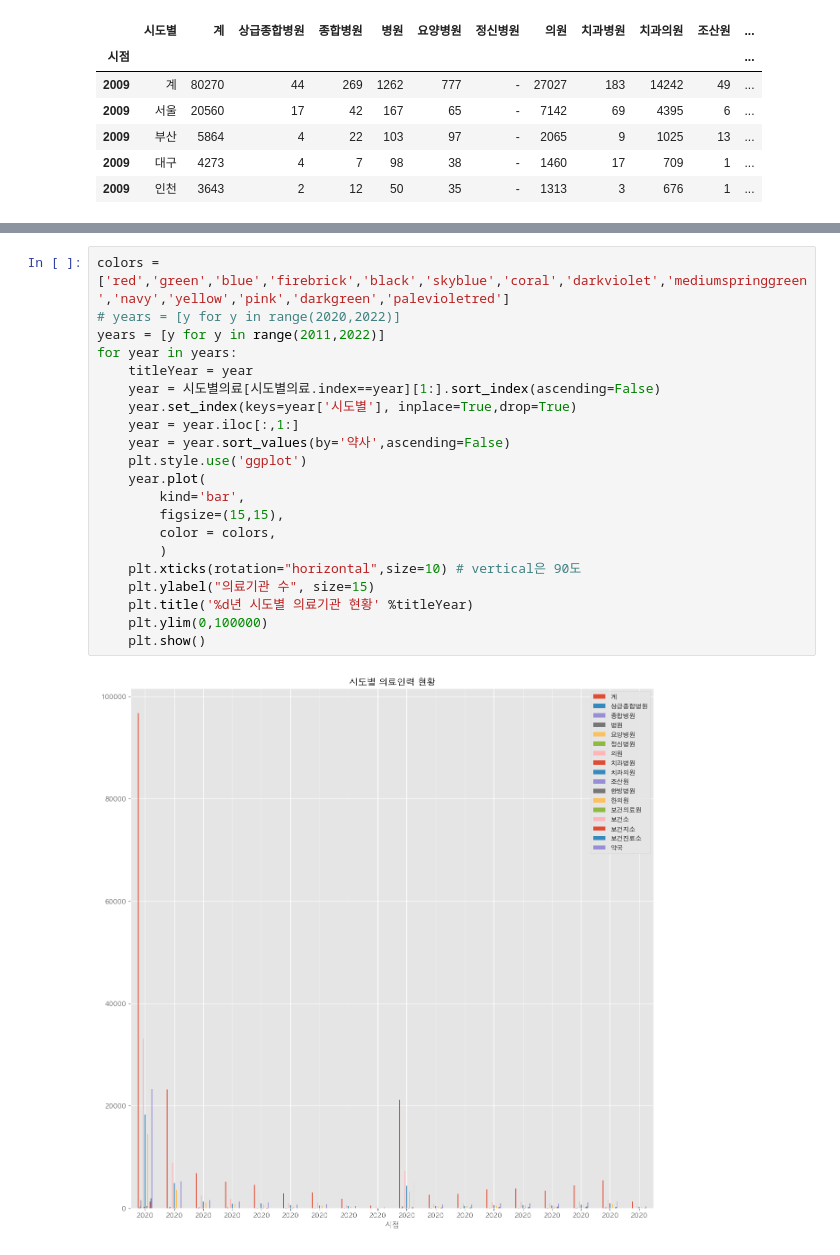
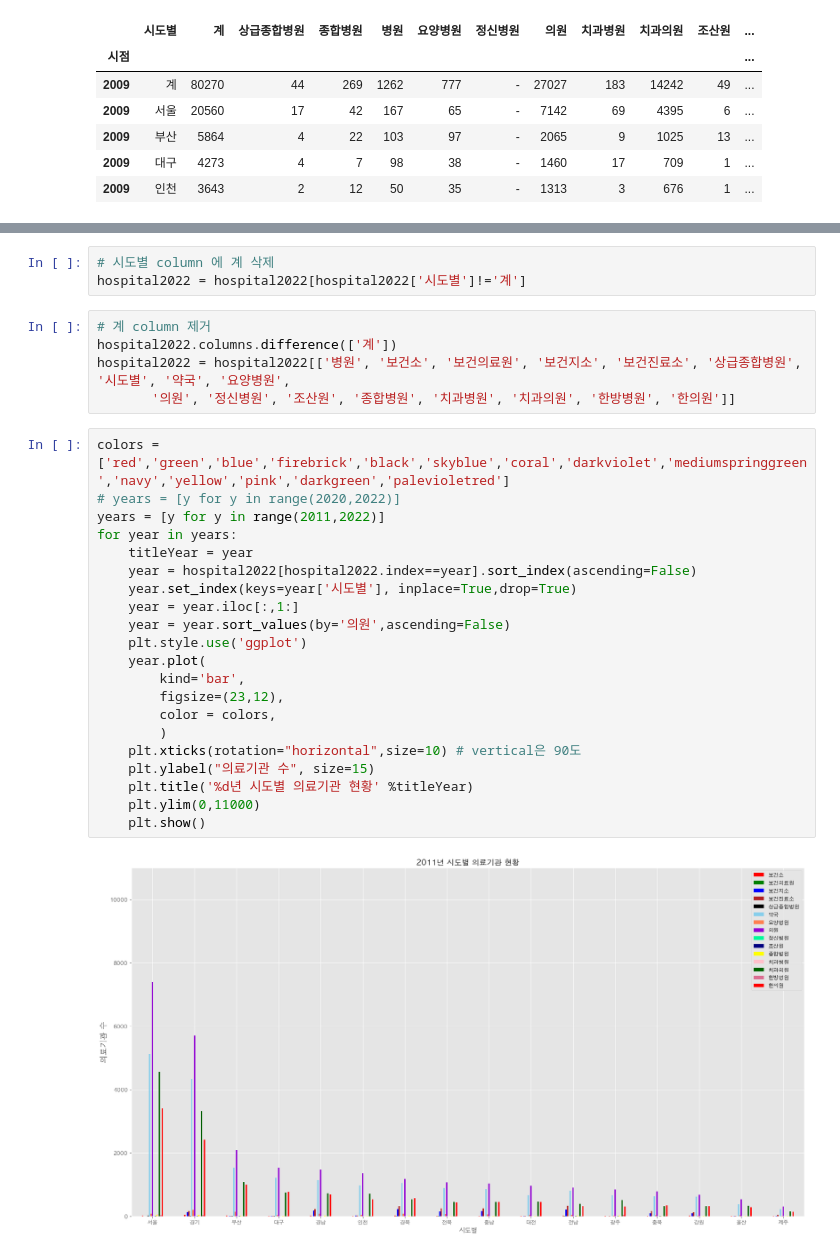
Before and after one commit to vxornjs11/Pytone_Flutter, a Jupyter notebook: Note/public health/시도별 종별 의료기관 현황.ipynb, the cells around one changed output, grey strips where cells are left out. Drawn from its saved outputs; the diff is of its cells as text.

```diff
--- a/Note/public health/시도별 종별 의료기관 현황.ipynb
+++ b/Note/public health/시도별 종별 의료기관 현황.ipynb
@@ -175,23 +157,31 @@ hospital2022[hospital2022.index == 2009]
+# %%
+# 시도별 column 에 계 삭제
+hospital2022 = hospital2022[hospital2022['시도별']!='계']
+# %%
+# 계 column 제거
+hospital2022.columns.difference(['계'])
+hospital2022 = hospital2022[['병원', '보건소', '보건의료원', '보건지소', '보건진료소', '상급종합병원', '시도별', '약국', '요양병원',
+       '의원', '정신병원', '조산원', '종합병원', '치과병원', '치과의원', '한방병원', '한의원']]
 # %%
 colors = ['red','green','blue','firebrick','black','skyblue','coral','darkviolet','mediumspringgreen','navy','yellow','pink','darkgreen','palevioletred']
 # years = [y for y in range(2020,2022)]
 years = [y for y in range(2011,2022)]
 for year in years:
     titleYear = year
-    year = 시도별의료[시도별의료.index==year][1:].sort_index(ascending=False)
+    year = hospital2022[hospital2022.index==year].sort_index(ascending=False)
     year.set_index(keys=year['시도별'], inplace=True,drop=True)
     year = year.iloc[:,1:]
-    year = year.sort_values(by='약사',ascending=False)
+    year = year.sort_values(by='의원',ascending=False)
     plt.style.use('ggplot')
     year.plot(
         kind='bar',
-        figsize=(15,15),
+        figsize=(23,12),
         color = colors,
         )
     plt.xticks(rotation="horizontal",size=10) # vertical은 90도
     plt.ylabel("의료기관 수", size=15)
     plt.title('%d년 시도별 의료기관 현황' %titleYear)
-    plt.ylim(0,100000)
+    plt.ylim(0,11000)
     plt.show()
 # %% [output]
-[figure, old version]
+[figure, new version]
```
Also changed, not shown: parts of 3 cells of this notebook, 3 other files.
